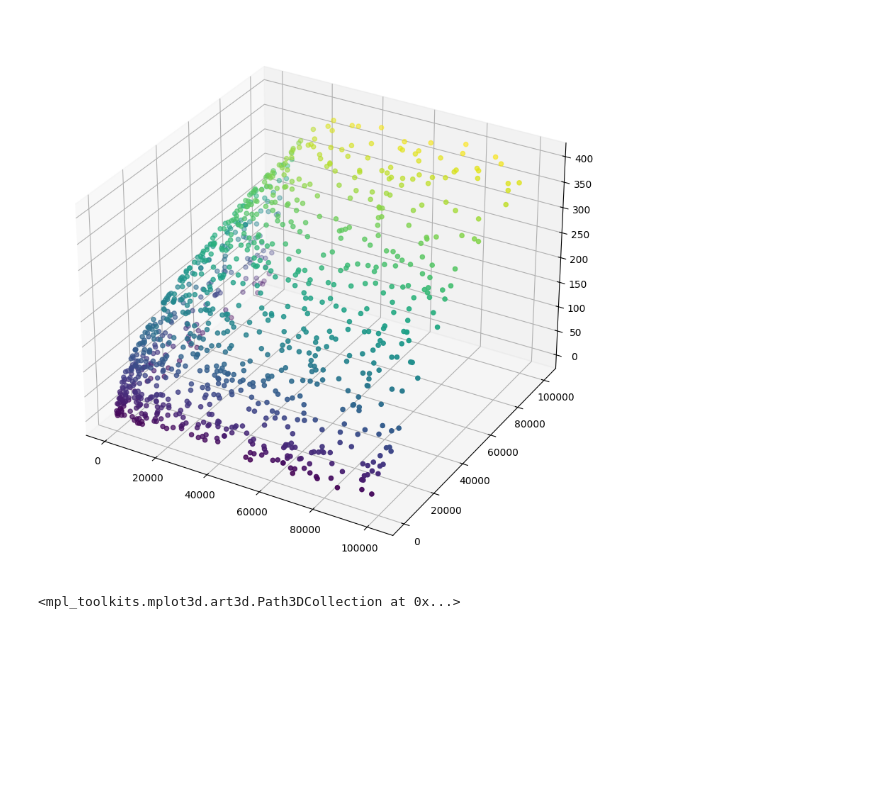
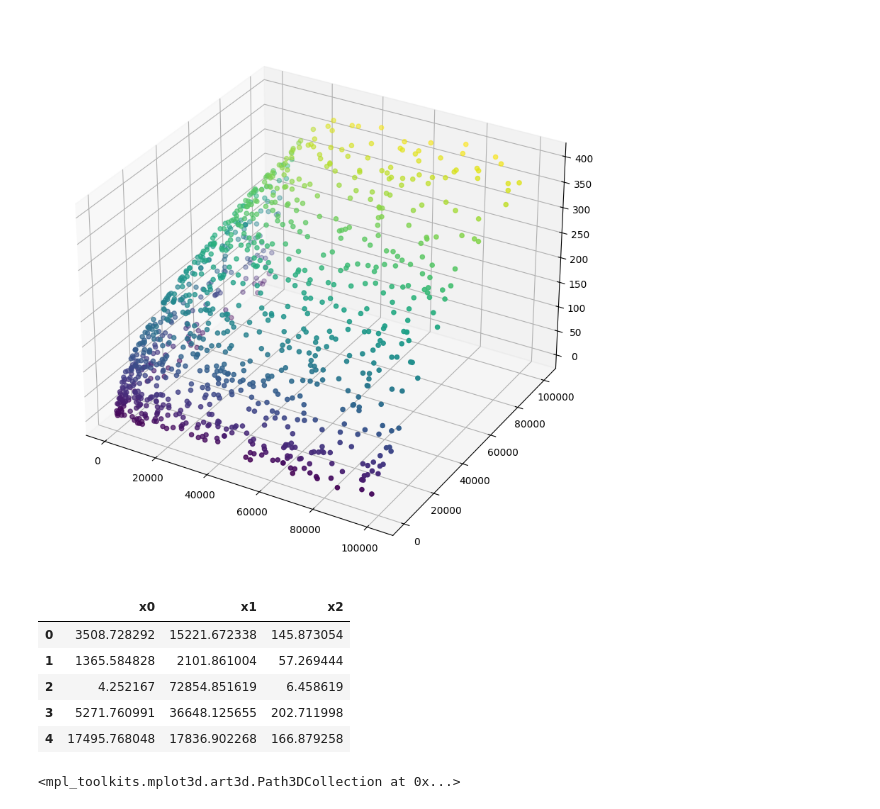
Before and after one commit to CtrlC-CtrlV-ftw/newrepoass2, a Jupyter notebook: 1B - Linear Regression.ipynb, the cells around one changed output. Saved outputs shown, nothing was run; the diff lists cells and outputs as text; code cells hidden in the pictures; blank space fills up the shorter version.

```diff
--- a/1B - Linear Regression.ipynb
+++ b/1B - Linear Regression.ipynb
@@ -24,4 +24,33 @@ ax.scatter3D(data["height"], data["wave_length"], data["speed"], c=data["speed"]
 # %% [output]
 <mpl_toolkits.mplot3d.art3d.Path3DCollection at 0x...>
 [figure]
+# %%
+# Create a dataset where height is always bigger then wave length, and if they are not swap their positions. The names have been replaced by x0 and x1 as their initial meaning is lost. Keep the speed as x2.
+
+data_swapped = data.copy()
+data_swapped["x0"] = np.maximum(data["height"], data["wave_length"])
+data_swapped["x1"] = np.minimum(data["height"], data["wave_length"])
+data_swapped["x2"] = data["speed"]
+data_swapped_scaled = data_swapped.div
+
+data_heightmorewavelength = data[data["height"] >= data["wave_length"]]
+# Reset the index of the data_heightmorewavelength
+data_heightmorewavelength = data_heightmorewavelength.reset_index(drop=True)
+data_wavelengthmoreheight = data[data["height"] <= data["wave_length"]]
+# Reset the index of the data_wavelengthmoreheight
+data_wavelengthmoreheight = data_wavelengthmoreheight.reset_index(drop=True)
+
+# Rename the columns of the data_heightmorewavelength and data_wavelengthmoreheight to x0, x1, and x2 due to the requirements of a few functions
+data_heightmorewavelength = data_heightmorewavelength.rename(columns={"height": "x0", "wave_length": "x1", "speed": "x2"})
+data_wavelengthmoreheight = data_wavelengthmoreheight.rename(columns={"height": "x0", "wave_length": "x1", "speed": "x2"})
+
+data_heightmorewavelength.head()
+data_wavelengthmoreheight.head()
+# %% [output]
+|  | x0 | x1 | x2 |
+| 0 | 3508.728292 | 15221.672338 | 145.873054 |
+| 1 | 1365.584828 | 2101.861004 | 57.269444 |
+| 2 | 4.252167 | 72854.851619 | 6.458619 |
+| 3 | 5271.760991 | 36648.125655 | 202.711998 |
+| 4 | 17495.768048 | 17836.902268 | 166.879258 |
 # %%
```
Also changed, not shown: parts of 8 cells of this notebook.
